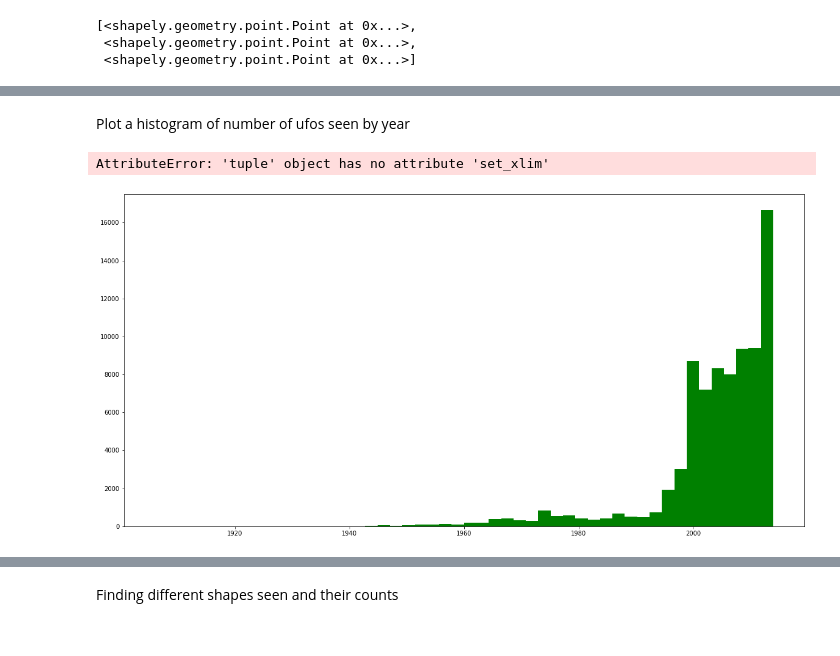
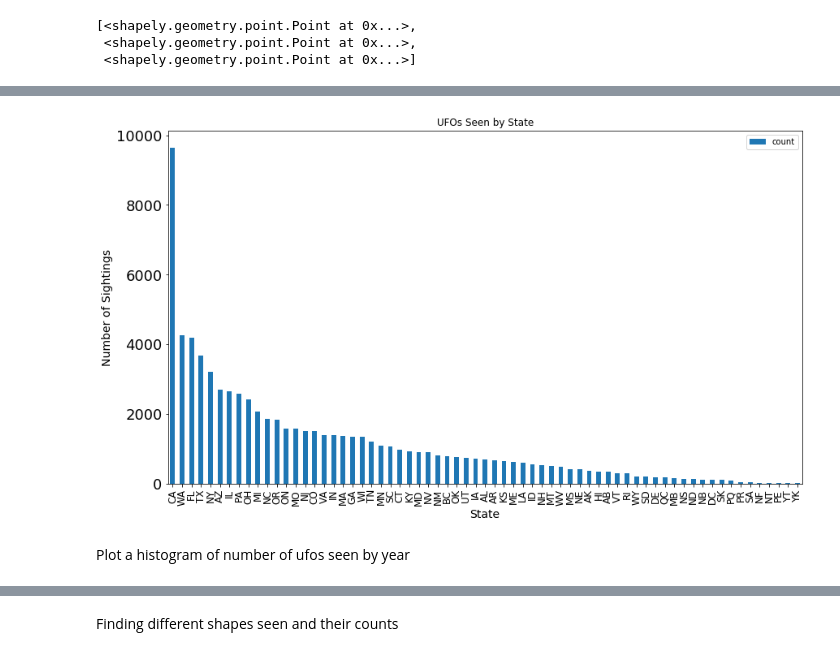
Before and after one commit to laffertyrichard/capstone1, a Jupyter notebook: capstone1.ipynb, the cells around one changed output, grey strips where cells are left out. Saved outputs shown, nothing was run; the diff lists cells and outputs as text; code cells hidden in the pictures.

```diff
--- a/capstone1.ipynb
+++ b/capstone1.ipynb
@@ -178,8 +202,11 @@ long_lat_points[:3]
+# %%
+ax = state_seen.sort_values(by = 'count', ascending = False).plot(kind = 'bar',
+                                                                  figsize = (14, 8),
+                                                                  title = 'UFOs Seen by State', fontsize = 18)
+ax.set_xlabel('State', fontsize = 14)
+ax.set_ylabel('Number of Sightings', fontsize = 14)
+ax.tick_params(axis = 'x', labelsize = 12)
+# %% [output]
+[figure, added]
 # %% [markdown]
 Plot a histogram of number of ufos seen by year
-# %%
-ax = plt.hist(ufo['year'], bins = 50, color = 'green')
-ax.set_xlim(xmin = 1949, xmax = 2013)
-# %% [output]
-AttributeError: 'tuple' object has no attribute 'set_xlim'
-[figure, removed]
```
Also changed, not shown: parts of 12 cells of this notebook.
